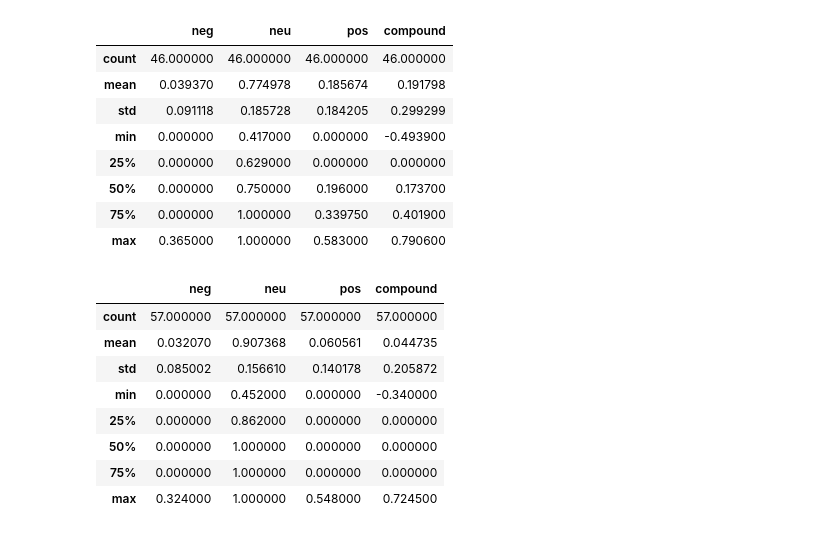
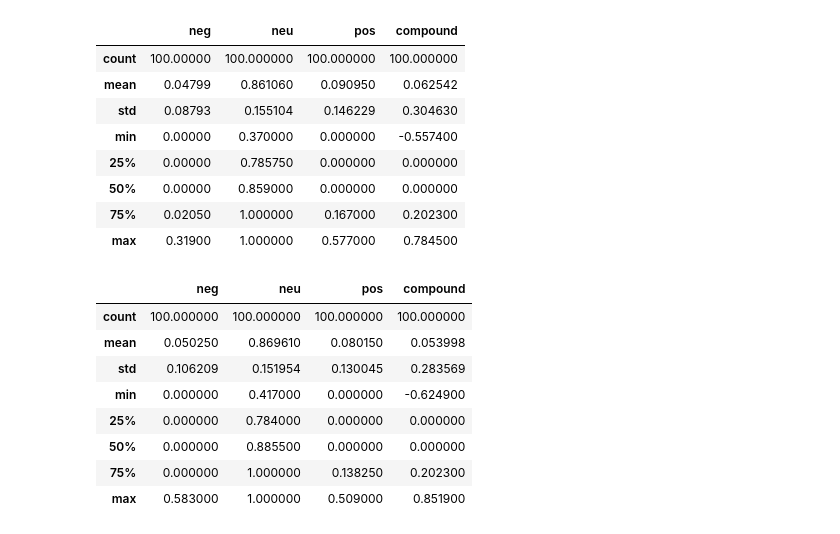
Before and after one commit to dbogatic/finviz-stock-screen, a Jupyter notebook: finviz_sentiment.ipynb, the cells around one changed output. Cells and saved outputs as stored; diff of their text form; code cells hidden in the pictures.

```diff
--- a/finviz_sentiment.ipynb
+++ b/finviz_sentiment.ipynb
@@ -18,11 +19,11 @@ ticker_three = 'SPY'
 # %%
-# Obtain news for the desired number of tickers in a dataframe (i tried iterating through tickers, however I prefer this output at the expense of longer code)
+# Obtain news for the desired number of tickers in a dataframe (i tried iterating through tickers, however I prefer this output at the expense of longer code since it is better organized and pulls max number of latest news per ticker (100))
 
-etf_one = finvizfinance(ticker_one)
-news_etf_one = etf_one.TickerNews()
+stock_one = finvizfinance(ticker_one)
+news_one = stock_one.TickerNews()
 
-etf_two = finvizfinance(ticker_two)
-news_etf_two = etf_two.TickerNews()
+stock_two = finvizfinance(ticker_two)
+news_two = stock_two.TickerNews()
 
-etf_three = finvizfinance(ticker_three)
-news_etf_three = etf_three.TickerNews()
+stock_three = finvizfinance(ticker_three)
+news_three = stock_three.TickerNews()
@@ -38,0 +30,5 @@ news_etf_one.head()
+# %%
+news_one['Ticker'] = ticker_one
+news_one.head()
+news_one['Date']= pd.to_datetime(news_one['Date'])
+news_one
@@ -41,10 +51,10 @@ news_etf_one.head()
 vader = SentimentIntensityAnalyzer()
 
 # Iterate through the headlines and get the polarity scores using vader
-scores_etf_one = news_etf_one['Title'].apply(vader.polarity_scores).tolist()
+scores_one = news_one['Title'].apply(vader.polarity_scores).tolist()
 
 # Convert the 'scores' list of dicts into a DataFrame
-scores_etf_one = pd.DataFrame(scores_etf_one)
-scores_etf_one.head()
+scores_one = pd.DataFrame(scores_one)
+scores_one.head()
 # %% [output]
 |  | neg | neu | pos | compound |
@@ -103,0 +114,4 @@ scores_etf_three.head()
+# %%
+sentiment_one = pd.concat([news_one, scores_one], join='inner', axis=1)
+sentiment_one.head()
+sentiment_one
@@ -134,25 +152,25 @@ etf_three_sentiment.head()
 # %%
-etf_one_sentiment.describe()
+sentiment_one.describe()
 # %% [output]
 |  | neg | neu | pos | compound |
-| count | 46.000000 | 46.000000 | 46.000000 | 46.000000 |
-| mean | 0.039370 | 0.774978 | 0.185674 | 0.191798 |
-| std | 0.091118 | 0.185728 | 0.184205 | 0.299299 |
-| min | 0.000000 | 0.417000 | 0.000000 | -0.493900 |
-| 25% | 0.000000 | 0.629000 | 0.000000 | 0.000000 |
-| 50% | 0.000000 | 0.750000 | 0.196000 | 0.173700 |
-| 75% | 0.000000 | 1.000000 | 0.339750 | 0.401900 |
-| max | 0.365000 | 1.000000 | 0.583000 | 0.790600 |
+| count | 100.00000 | 100.000000 | 100.000000 | 100.000000 |
+| mean | 0.04799 | 0.861060 | 0.090950 | 0.062542 |
+| std | 0.08793 | 0.155104 | 0.146229 | 0.304630 |
+| min | 0.00000 | 0.370000 | 0.000000 | -0.557400 |
+| 25% | 0.00000 | 0.785750 | 0.000000 | 0.000000 |
+| 50% | 0.00000 | 0.859000 | 0.000000 | 0.000000 |
+| 75% | 0.02050 | 1.000000 | 0.167000 | 0.202300 |
+| max | 0.31900 | 1.000000 | 0.577000 | 0.784500 |
 # %%
-etf_two_sentiment.describe()
+sentiment_two.describe()
 # %% [output]
 |  | neg | neu | pos | compound |
-| count | 57.000000 | 57.000000 | 57.000000 | 57.000000 |
-| mean | 0.032070 | 0.907368 | 0.060561 | 0.044735 |
-| std | 0.085002 | 0.156610 | 0.140178 | 0.205872 |
-| min | 0.000000 | 0.452000 | 0.000000 | -0.340000 |
-| 25% | 0.000000 | 0.862000 | 0.000000 | 0.000000 |
-| 50% | 0.000000 | 1.000000 | 0.000000 | 0.000000 |
-| 75% | 0.000000 | 1.000000 | 0.000000 | 0.000000 |
-| max | 0.324000 | 1.000000 | 0.548000 | 0.724500 |
+| count | 100.000000 | 100.000000 | 100.000000 | 100.000000 |
+| mean | 0.050250 | 0.869610 | 0.080150 | 0.053998 |
+| std | 0.106209 | 0.151954 | 0.130045 | 0.283569 |
+| min | 0.000000 | 0.417000 | 0.000000 | -0.624900 |
+| 25% | 0.000000 | 0.784000 | 0.000000 | 0.000000 |
+| 50% | 0.000000 | 0.885500 | 0.000000 | 0.000000 |
+| 75% | 0.000000 | 1.000000 | 0.138250 | 0.202300 |
+| max | 0.583000 | 1.000000 | 0.509000 | 0.851900 |
 # %%
```
Also changed, not shown: parts of 16 cells of this notebook, 4 other files.
